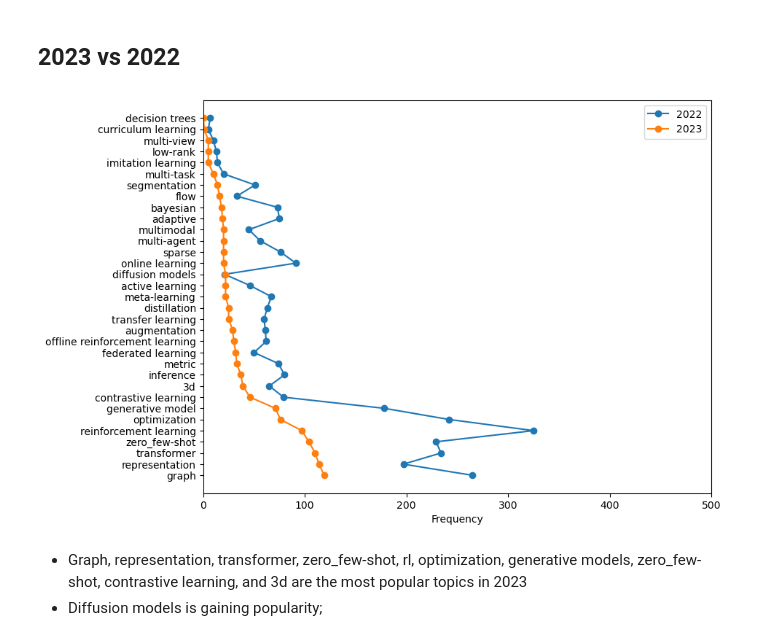
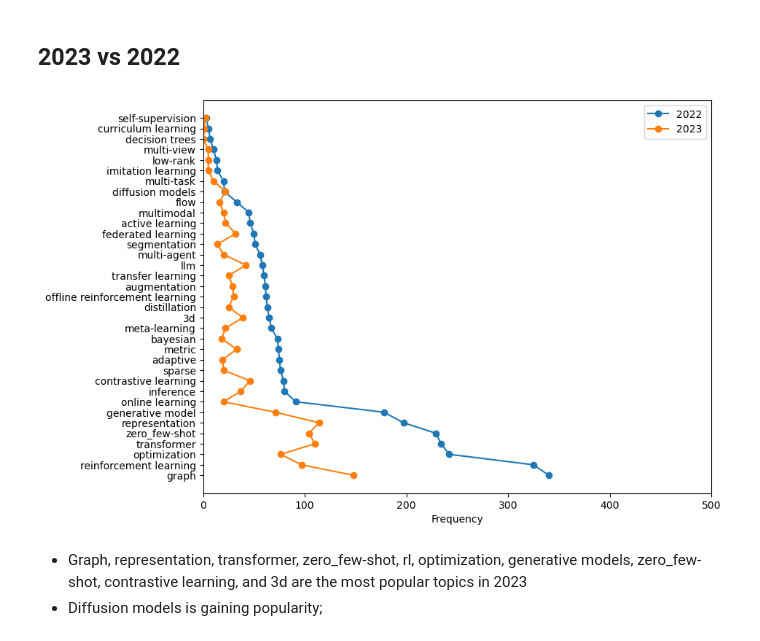
Before and after one commit to charlesxu90/AI-trends, a Jupyter notebook: 1.assign_topics.ipynb, the cells around one changed output. Drawn from its saved outputs; the diff is of its cells as text; code cells hidden in the pictures.

```diff
--- a/1.assign_topics.ipynb
+++ b/1.assign_topics.ipynb
@@ -143,3 +126,8 @@ df_2023['title_lower'] = df_2023['title'].map(lambda x: x.lower())
 # %%
-kw_cadidate_counts_sorted = obtain_cadidate_keywords(df_2023)
-kw_cadidate_counts_sorted.keys()
+# 2023
+useless_kw_23add =  ['nce', 'federated', 'optima', 're-training', 'quant', 'segment', 'autoencoder', 'fit', 'rgi', 'top', 'recon', 'iss', 'test-time', 'factor', 'multi-objective', 'mean', 'state space', 'gnns', 'pseudo-label', 'word', 'systematic', 'neural processes', 'preserving']
+topic2keywords_23add = {'llm': ['prompt', 'vit', ]}
+
+
+useless_kw.update(useless_kw_23add)
+topic2keywords = update_topic2keywords(topic2keywords, topic2keywords_23add)
@@ -159,9 +150,10 @@ def obtain_topic_for_text(text):
                 break
     return '/'.join(topic)
 # %%
-df_2021['topic'] = df_2021['title_lower'].map(obtain_topic_for_text)
-df_2022['topic'] = df_2022['title_lower'].map(obtain_topic_for_text)
-df_2023['topic'] = df_2023['title_lower'].map(obtain_topic_for_text)
+df_all = pd.read_csv('data/processed/all.csv')
+df_all['topic'] = df_all.title.str.lower().map(obtain_topic_for_text)
+
+df_all.to_csv('data/processed/all_topics.csv', index=False)
 # %% [markdown]
 # Analyze Trend
 # %%
@@ -175,14 +167,14 @@ def calculate_topic_frequency_ratio(df):
                 break
             topic2counts[topic] += 1
 
-    topic2ratio = {topic: topic2counts[topic]/len(df) for topic in topic2counts.keys()}
+    topic2ratio = {topic: topic2counts[topic]/len(df) if len(df) > 0 else 0 for topic in topic2counts.keys() }
     return list(topic2counts.keys()),list(topic2counts.values()), list(topic2ratio.values())
 # %%
 import matplotlib.pyplot as plt
 
-topics, freq_21, ratio_21 = calculate_topic_frequency_ratio(df_2021)
-_, freq_22, ratio_22 = calculate_topic_frequency_ratio(df_2022)
-_, freq_23, ratio_23 = calculate_topic_frequency_ratio(df_2023)
+topics, freq_21, ratio_21 = calculate_topic_frequency_ratio(df_all[df_all.year==2021])
+_, freq_22, ratio_22 = calculate_topic_frequency_ratio(df_all[df_all.year==2022])
+_, freq_23, ratio_23 = calculate_topic_frequency_ratio(df_all[df_all.year==2023])
 # %% [markdown]
 ## 2022 vs 2021
 # %%
@@ -219,29 +211,29 @@ Data not clear, potentially due to ICLR contains all submitted papers, rather th
 # %% [markdown]
 ## 2023 vs 2022
 # %%
-sortby = '2023'
+sortby = '2022'
 
 topic2freq_22 = {topic:freq for topic, freq in zip(topics, freq_22)}
 topic2freq_23 = {topic:freq for topic, freq in zip(topics, freq_23)}
 
 if sortby == '2022':
     topics_sorted = sorted(topic2freq_22.keys(), key=lambda x: topic2freq_22[x], reverse=True)
 else:
     topics_sorted = sorted(topic2freq_23.keys(), key=lambda x: topic2freq_23[x], reverse=True)
 
 topic2freq_22 = {topic:topic2freq_22[topic] for topic in topics_sorted}
 topic2freq_23 = {topic:topic2freq_23[topic] for topic in topics_sorted}
 
 plt.figure(figsize=(9,7))
 plt.plot(topic2freq_22.values(), topic2freq_22.keys(), '-o', label='2022')
 plt.plot(topic2freq_23.values(), topic2freq_23.keys(), '-o', label='2023')
 plt.xlim([0, 500])
 plt.xlabel('Frequency')
 plt.legend()
 plt.savefig('./figures/Topics_summary-2023.jpg', bbox_inches='tight')
 plt.show()
 # %% [output]
-[figure, old version]
+[figure, new version]
 # %% [markdown]
 - Graph, representation, transformer, zero_few-shot, rl, optimization, generative models, zero_few-shot, contrastive learning, and 3d are the most popular topics in 2023
 - Diffusion models is gaining popularity;
```
Also changed, not shown: parts of 21 cells of this notebook, 5 other files.
